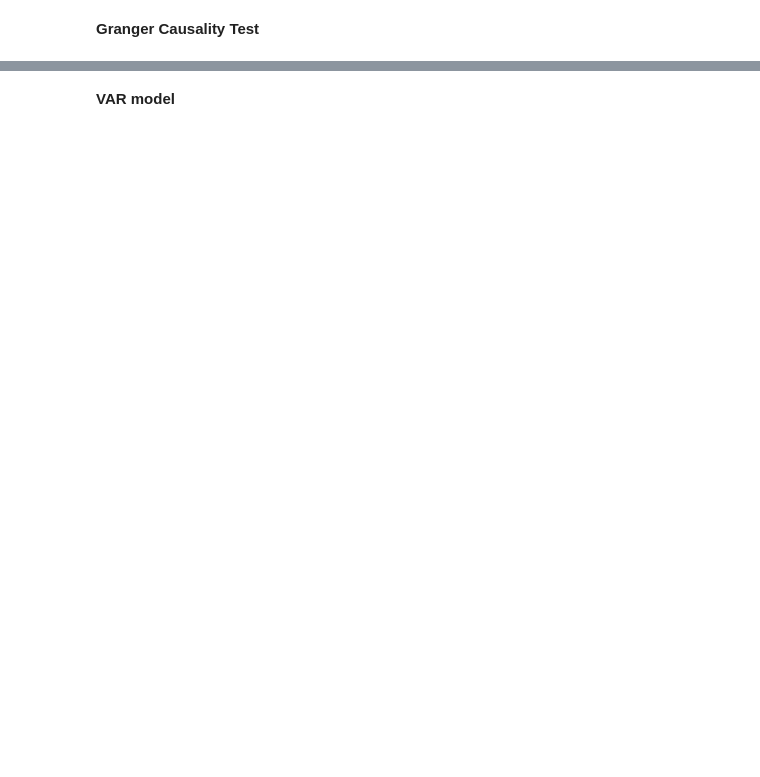
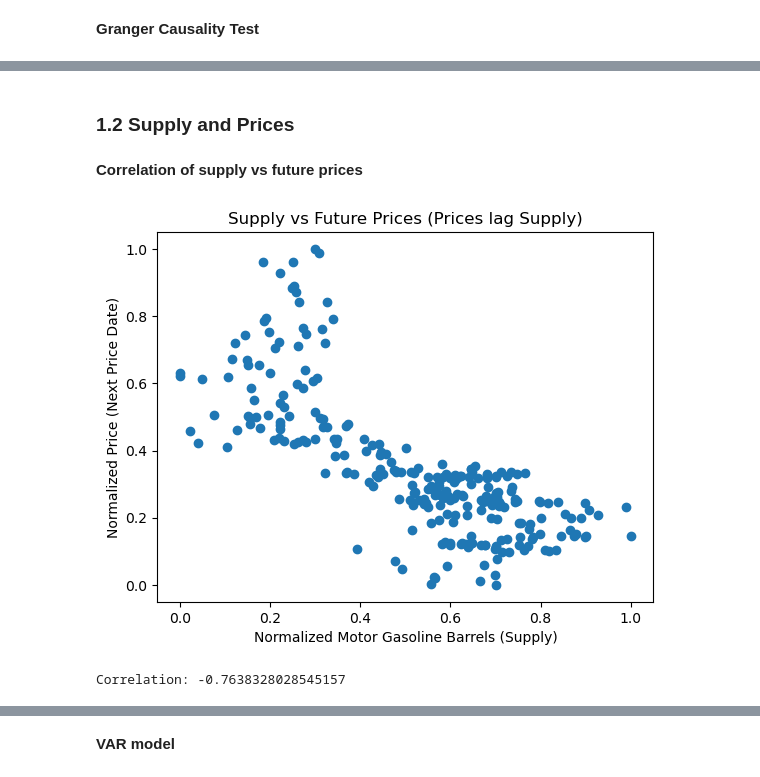
Before and after one commit to zenbean/Citadel-Women-s-Datathon-2025, a Jupyter notebook: consumer.ipynb, the cells around one changed output, grey strips where cells are left out. Cells and saved outputs as stored; diff of their text form; code cells hidden in the pictures; blank space fills up the shorter version.

```diff
--- a/consumer.ipynb
+++ b/consumer.ipynb
@@ -512,0 +553,28 @@ grangercausalitytests(df_gc[['demand','price']], maxlag=maxlag, verbose=True)
+# %% [markdown]
+### **1.2 Supply and Prices**
+# %%
+# Match price dates after supply dates
+matched_price_dates = match_after(supply['date'], prices['date'])
+
+# Build dataframe with demand and matched prices
+supply_price_df = supply.copy()
+supply_price_df['matched_price_date'] = matched_price_dates
+
+# Merge price values on matched price dates
+supply_price_df = supply_price_df.merge(prices[['date','price_norm']], left_on='matched_price_date', right_on='date', how='left', suffixes=('','_price'))
+
+# Drop rows where no matched price date
+supply_price_df = supply_price_df.dropna(subset=['price_norm'])
+# %% [markdown]
+**Correlation of supply vs future prices**
+# %%
+plt.scatter(supply_price_df['motor_gasoline_barrels_norm'], supply_price_df['price_norm'])
+plt.xlabel('Normalized Motor Gasoline Barrels (Supply)')
+plt.ylabel('Normalized Price (Next Price Date)')
+plt.title('Supply vs Future Prices (Prices lag Supply)')
+plt.show()
+
+print('Correlation:', supply_price_df[['motor_gasoline_barrels_norm','price_norm']].corr().iloc[0,1])
+# %% [output]
+[figure, added]
+Correlation: -0.7638328028545157
```
Also changed, not shown: parts of 7 cells of this notebook.
